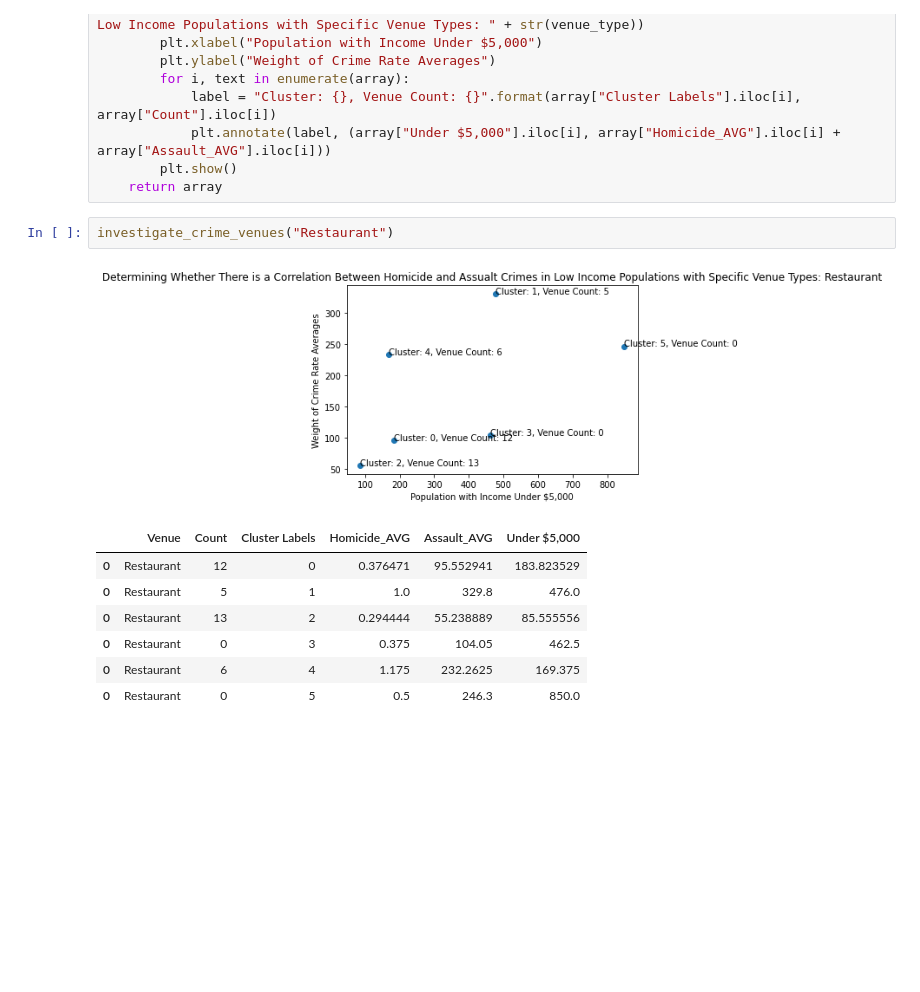
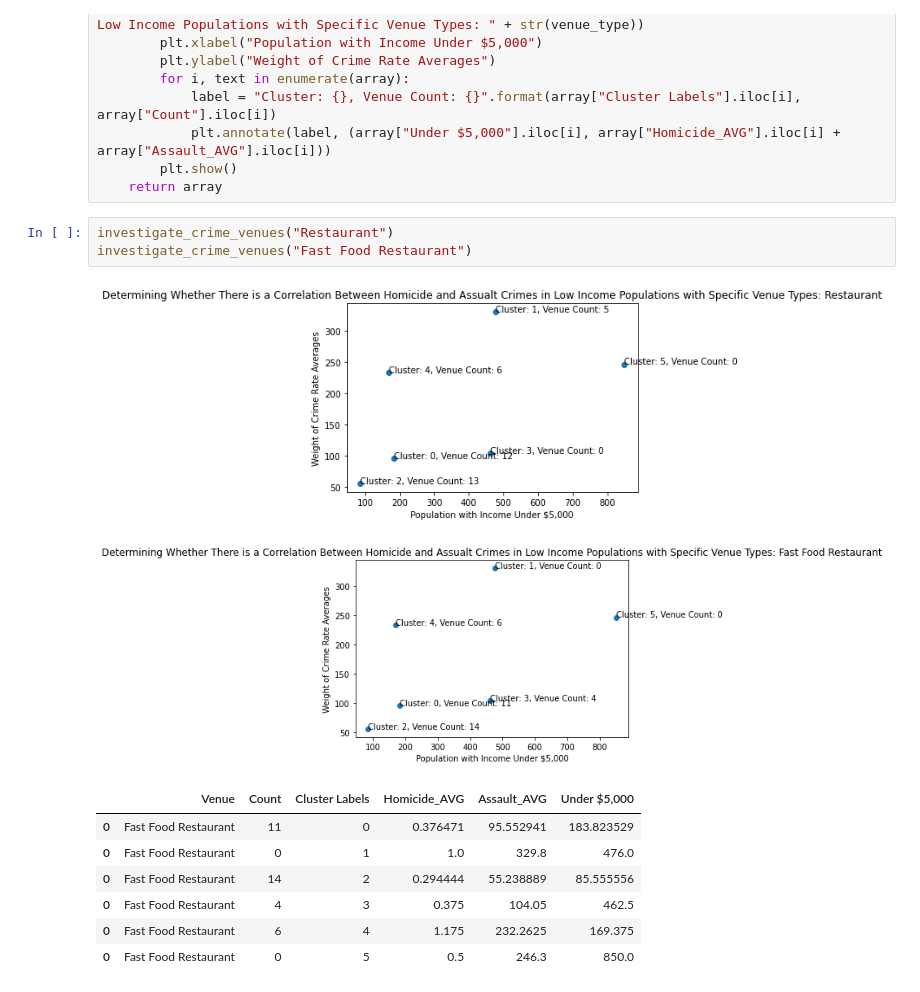
Before and after one commit to Sujeev-Uthayakumar/clustering-navigation, a Jupyter notebook: src/index.ipynb, the cells around one changed output. Drawn from its saved outputs; the diff is of its cells as text; blank space fills up the shorter version.

```diff
--- a/src/index.ipynb
+++ b/src/index.ipynb
@@ -622,15 +638,17 @@ def investigate_crime_venues(venue_type, graph=True):
     return array
 # %%
 investigate_crime_venues("Restaurant")
+investigate_crime_venues("Fast Food Restaurant")
 # %% [output]
 [figure]
+[figure, added]
 |  | Venue | Count | Cluster Labels | Homicide_AVG | Assault_AVG | Under $5,000 |
-| 0 | Restaurant | 12 | 0 | 0.376471 | 95.552941 | 183.823529 |
-| 0 | Restaurant | 5 | 1 | 1.0 | 329.8 | 476.0 |
-| 0 | Restaurant | 13 | 2 | 0.294444 | 55.238889 | 85.555556 |
-| 0 | Restaurant | 0 | 3 | 0.375 | 104.05 | 462.5 |
-| 0 | Restaurant | 6 | 4 | 1.175 | 232.2625 | 169.375 |
-| 0 | Restaurant | 0 | 5 | 0.5 | 246.3 | 850.0 |
+| 0 | Fast Food Restaurant | 11 | 0 | 0.376471 | 95.552941 | 183.823529 |
+| 0 | Fast Food Restaurant | 0 | 1 | 1.0 | 329.8 | 476.0 |
+| 0 | Fast Food Restaurant | 14 | 2 | 0.294444 | 55.238889 | 85.555556 |
+| 0 | Fast Food Restaurant | 4 | 3 | 0.375 | 104.05 | 462.5 |
+| 0 | Fast Food Restaurant | 6 | 4 | 1.175 | 232.2625 | 169.375 |
+| 0 | Fast Food Restaurant | 0 | 5 | 0.5 | 246.3 | 850.0 |
 # %% [markdown]
 <h3><b>6 - Conclusion</b></h3>
 <p>The objective of this project is to cluster together a minimum of two correlations. These clusters will allow us to identify common venues among these correlations. Finding common venues among these clusters will allow us to better understand these specific neighbourhoods. For instance, looking at section 3.2 looking at an area like Agincourt there is large number of food services. But lets say you decide to cluster together based on specific factors, you can derive the occurences of such locations based on these factors.
```
Also changed, not shown: parts of 36 cells of this notebook, 1 other file.
